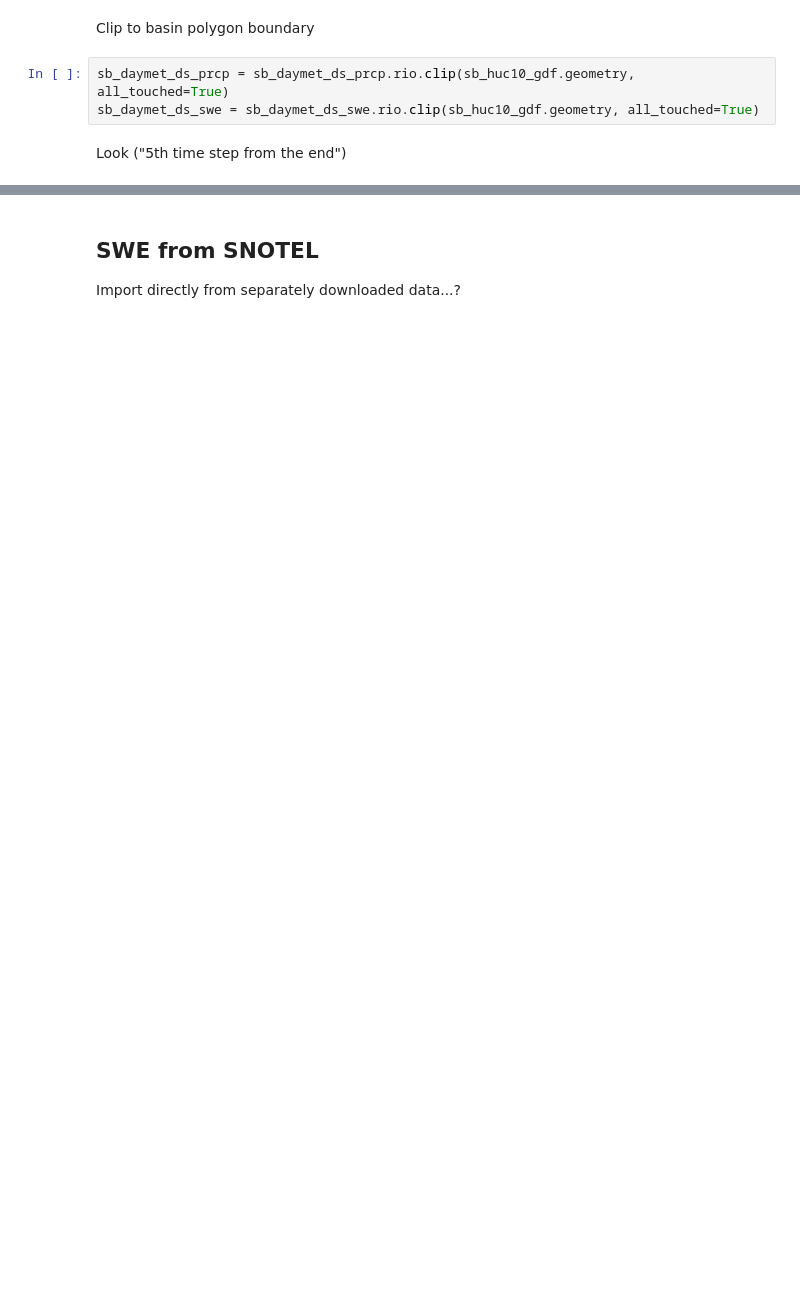
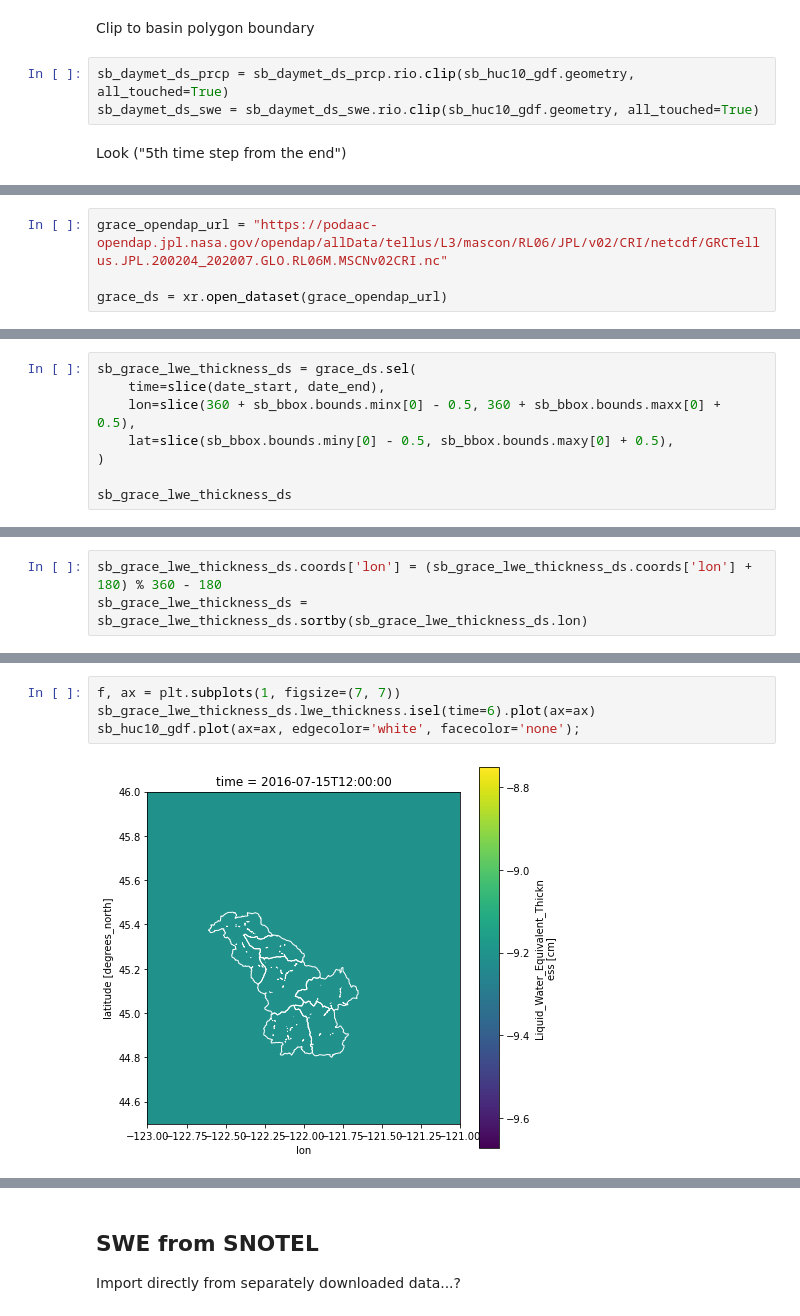
Before and after one commit to waterhackweek/whw2020_snowgw, a Jupyter notebook: mashup_snowGW.ipynb, the cells around one changed output, grey strips where cells are left out. Saved outputs shown, nothing was run; the diff lists cells and outputs as text; blank space fills up the shorter version.

```diff
--- a/mashup_snowGW.ipynb
+++ b/mashup_snowGW.ipynb
@@ -366,0 +420,4 @@ From Emilio's code
+# %%
+grace_opendap_url = "https://podaac-opendap.jpl.nasa.gov/opendap/allData/tellus/L3/mascon/RL06/JPL/v02/CRI/netcdf/GRCTellus.JPL.200204_202007.GLO.RL06M.MSCNv02CRI.nc"
+
+grace_ds = xr.open_dataset(grace_opendap_url)
@@ -366,0 +450,8 @@ From Emilio's code
+# %%
+sb_grace_lwe_thickness_ds = grace_ds.sel(
+    time=slice(date_start, date_end),
+    lon=slice(360 + sb_bbox.bounds.minx[0] - 0.5, 360 + sb_bbox.bounds.maxx[0] + 0.5),
+    lat=slice(sb_bbox.bounds.miny[0] - 0.5, sb_bbox.bounds.maxy[0] + 0.5),
+)
+
+sb_grace_lwe_thickness_ds
@@ -366,0 +476,3 @@ From Emilio's code
+# %%
+sb_grace_lwe_thickness_ds.coords['lon'] = (sb_grace_lwe_thickness_ds.coords['lon'] + 180) % 360 - 180
+sb_grace_lwe_thickness_ds = sb_grace_lwe_thickness_ds.sortby(sb_grace_lwe_thickness_ds.lon)
@@ -366,0 +499,6 @@ From Emilio's code
+# %%
+f, ax = plt.subplots(1, figsize=(7, 7))
+sb_grace_lwe_thickness_ds.lwe_thickness.isel(time=6).plot(ax=ax)
+sb_huc10_gdf.plot(ax=ax, edgecolor='white', facecolor='none');
+# %% [output]
+[figure, added]
```
Also changed, not shown: parts of 56 cells of this notebook.
